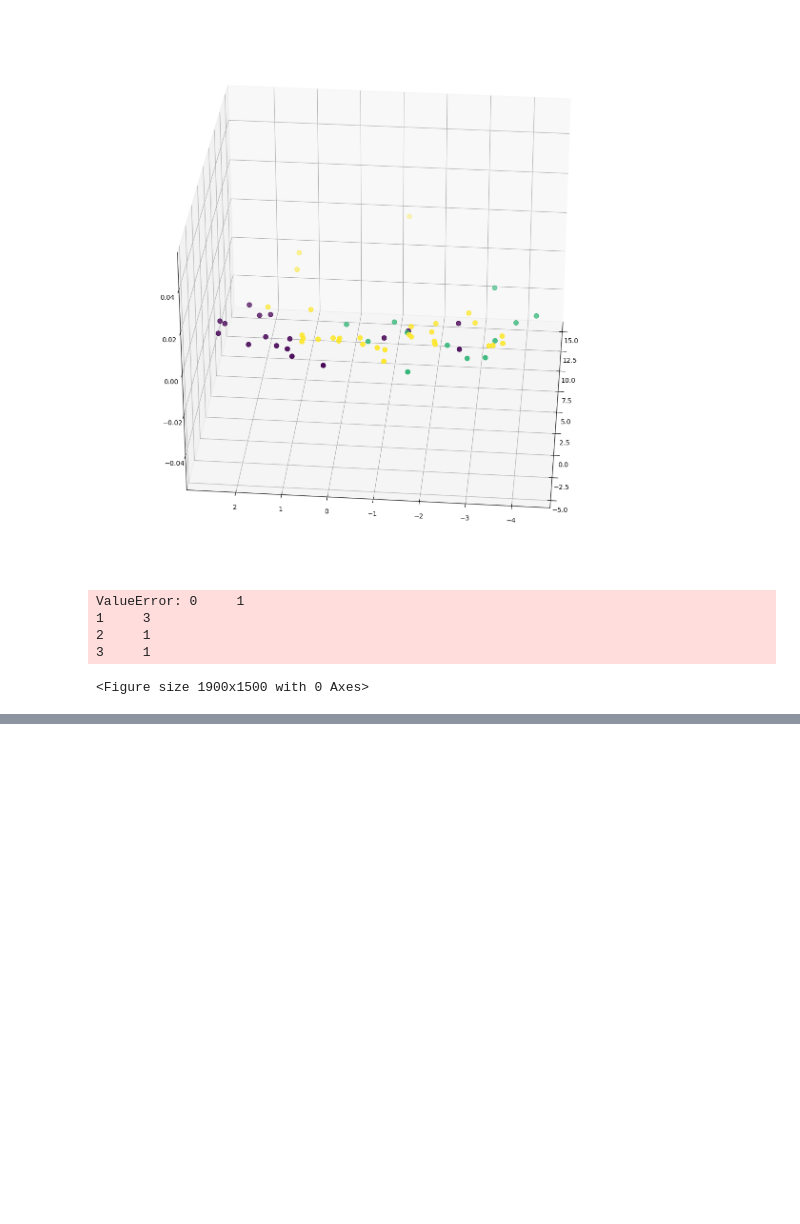
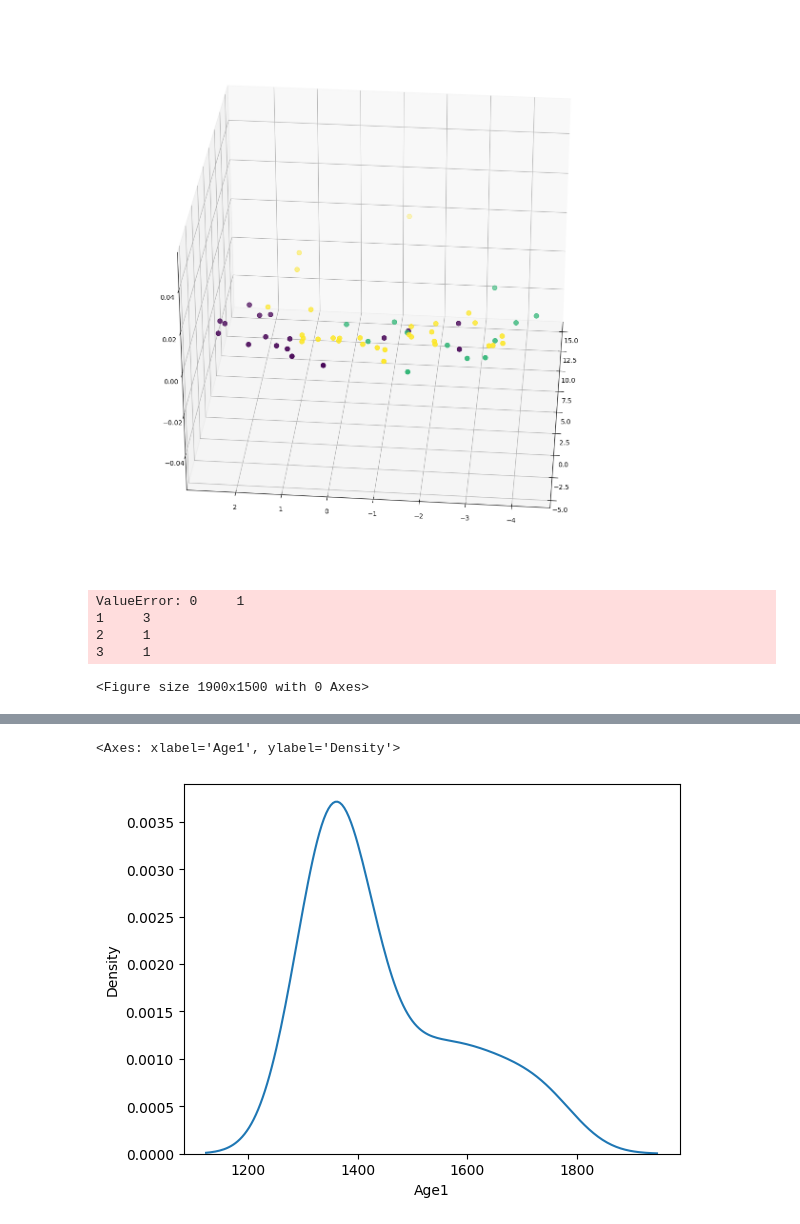
Before and after one commit to Neersha/Machine-learning, a Jupyter notebook: REE_PCA.ipynb, the cells around one changed output, grey strips where cells are left out. Drawn from its saved outputs; the diff is of its cells as text; code cells hidden in the pictures; blank space fills up the shorter version.

```diff
--- a/REE_PCA.ipynb
+++ b/REE_PCA.ipynb
@@ -164,0 +173,4 @@ ValueError: 0     1
+# %%
+mart = pd.read_excel("All ages kde plot.xlsx")
+mart = mart[['Age1','Age2','Age3','Age4','Age5']]
+mart.head(10)
@@ -164,0 +189,5 @@ ValueError: 0     1
+# %%
+sns.kdeplot(data=mart, x='Age1')
+# %% [output]
+<Axes: xlabel='Age1', ylabel='Density'>
+[figure, added]
```
Also changed, not shown: parts of 7 cells of this notebook.
